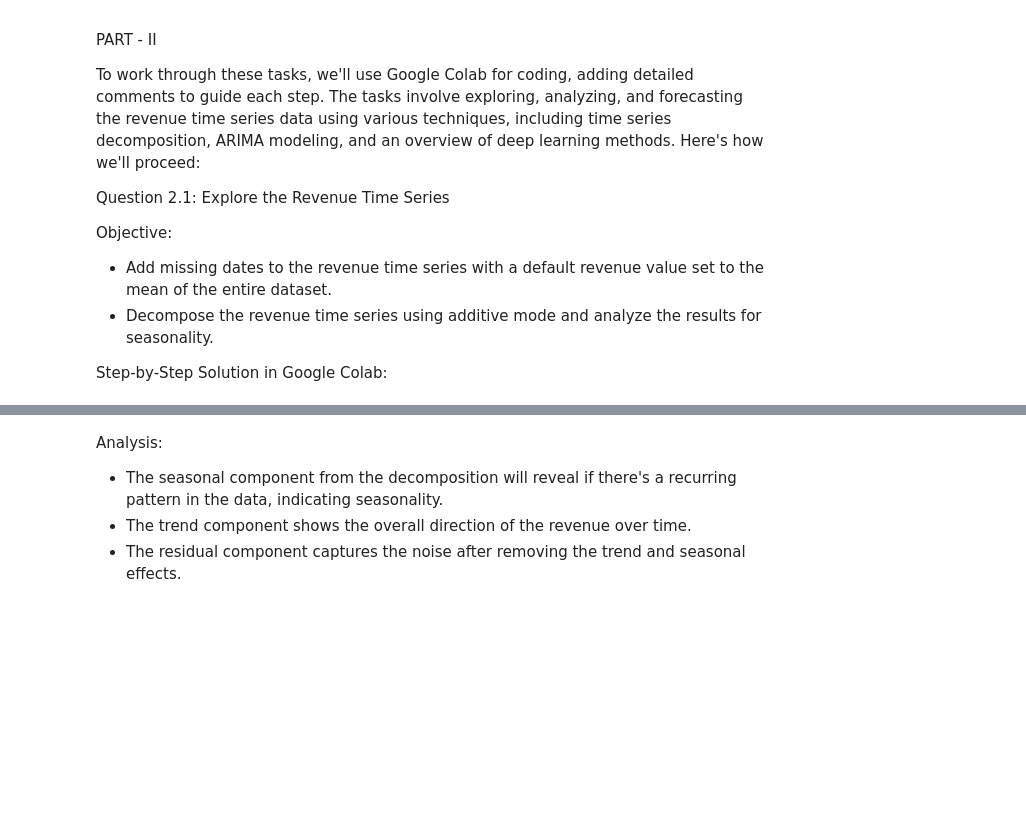
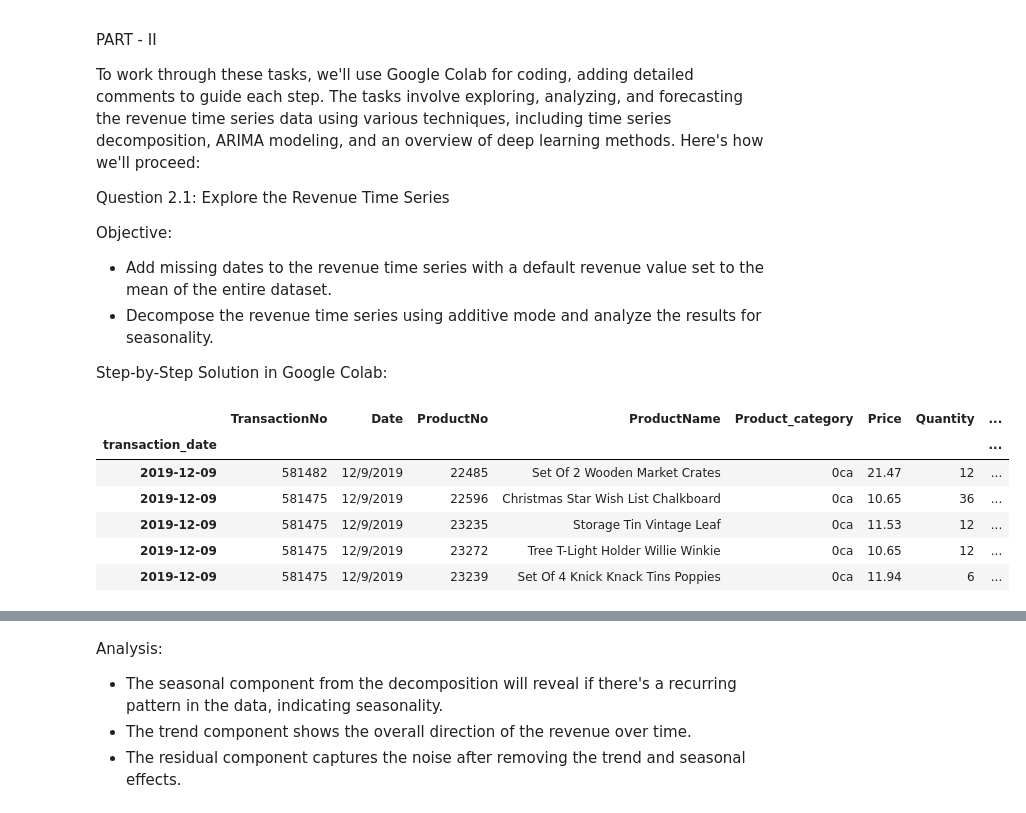
Before and after one commit to HarshKapr/Cloud, a Jupyter notebook: Assesment2_SIG742_Harsh_Pavan_Team19.ipynb, the cells around one changed output, grey strips where cells are left out. Cells and saved outputs as stored; diff of their text form; code cells hidden in the pictures; blank space fills up the shorter version.

```diff
--- a/Assesment2_SIG742_Harsh_Pavan_Team19.ipynb
+++ b/Assesment2_SIG742_Harsh_Pavan_Team19.ipynb
@@ -431,6 +431,16 @@ Objective:
 
 
 Step-by-Step Solution in Google Colab:
+# %%
+pandas_df.head(5)
+# %% [output]
+|  | TransactionNo | Date | ProductNo | ProductName | Product_category | Price | Quantity | ... |
+| transaction_date |  |  |  |  |  |  |  | ... |
+| 2019-12-09 | 581482 | 12/9/2019 | 22485 | Set Of 2 Wooden Market Crates | 0ca | 21.47 | 12 | ... |
+| 2019-12-09 | 581475 | 12/9/2019 | 22596 | Christmas Star Wish List Chalkboard | 0ca | 10.65 | 36 | ... |
+| 2019-12-09 | 581475 | 12/9/2019 | 23235 | Storage Tin Vintage Leaf | 0ca | 11.53 | 12 | ... |
+| 2019-12-09 | 581475 | 12/9/2019 | 23272 | Tree T-Light Holder Willie Winkie | 0ca | 10.65 | 12 | ... |
+| 2019-12-09 | 581475 | 12/9/2019 | 23239 | Set Of 4 Knick Knack Tins Poppies | 0ca | 11.94 | 6 | ... |
 # %%
 # Import necessary libraries
 import pandas as pd
```
Also changed, not shown: parts of 2 cells of this notebook.
